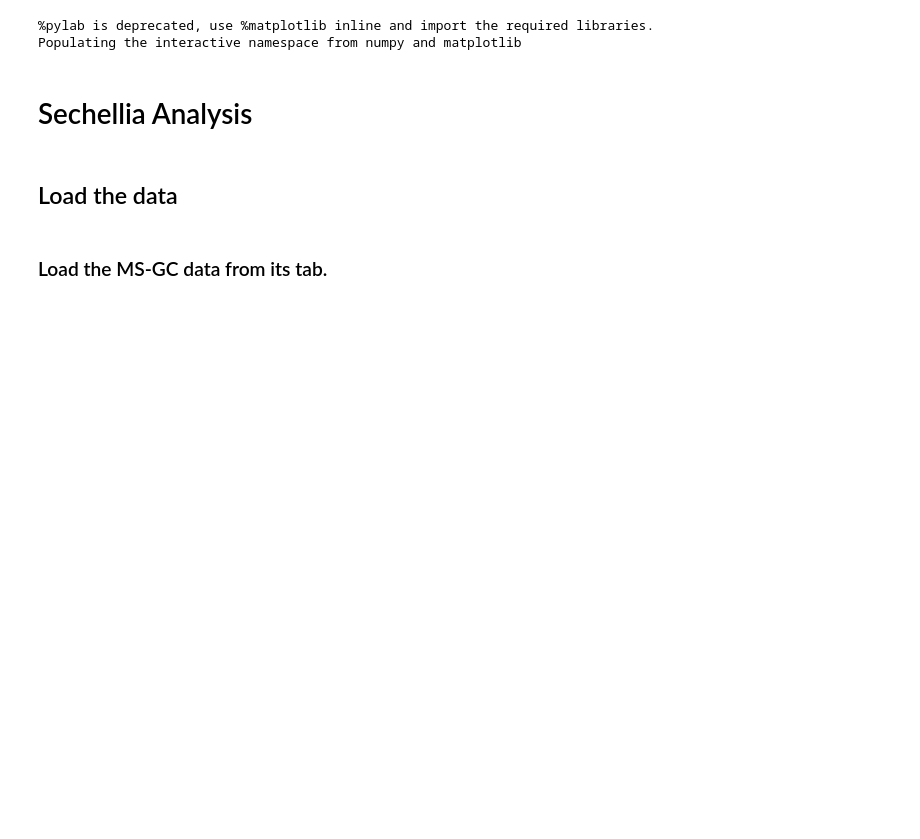
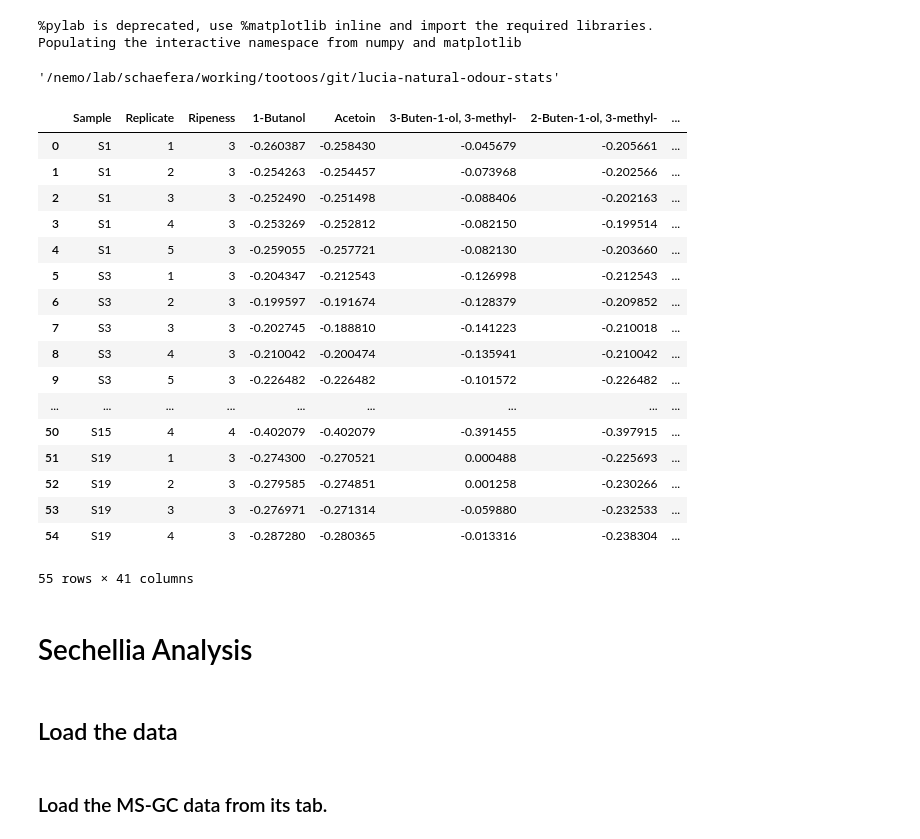
Before and after one commit to stootoon/lucia-natural-odour-stats, a Jupyter notebook: sechellia-demo.ipynb, the cells around one changed output. Cells and saved outputs as stored; diff of their text form; code cells hidden in the pictures; blank space fills up the shorter version.

```diff
--- a/sechellia-demo.ipynb
+++ b/sechellia-demo.ipynb
@@ -14,3 +18,33 @@ SHEET_URL = lambda gid: f"https://docs.google.com/spreadsheets/d/{spreadsheet_id
+# %%
+os.chdir(proj_path)c
+os.getcwd()
+# %% [output]
+'/nemo/lab/schaefera/working/tootoos/git/lucia-natural-odour-stats'
+# %%
+from lucia_stats import data as lucia_data
+reload(lucia_data)
+df = lucia_data.get_noni_ripeness(do_zscore=True)
+# %%
+df
+# %% [output]
+|  | Sample | Replicate | Ripeness | 1-Butanol | Acetoin | 3-Buten-1-ol, 3-methyl- | 2-Buten-1-ol, 3-methyl- | ... |
+| 0 | S1 | 1 | 3 | -0.260387 | -0.258430 | -0.045679 | -0.205661 | ... |
+| 1 | S1 | 2 | 3 | -0.254263 | -0.254457 | -0.073968 | -0.202566 | ... |
+| 2 | S1 | 3 | 3 | -0.252490 | -0.251498 | -0.088406 | -0.202163 | ... |
+| 3 | S1 | 4 | 3 | -0.253269 | -0.252812 | -0.082150 | -0.199514 | ... |
+| 4 | S1 | 5 | 3 | -0.259055 | -0.257721 | -0.082130 | -0.203660 | ... |
+| 5 | S3 | 1 | 3 | -0.204347 | -0.212543 | -0.126998 | -0.212543 | ... |
+| 6 | S3 | 2 | 3 | -0.199597 | -0.191674 | -0.128379 | -0.209852 | ... |
+| 7 | S3 | 3 | 3 | -0.202745 | -0.188810 | -0.141223 | -0.210018 | ... |
+| 8 | S3 | 4 | 3 | -0.210042 | -0.200474 | -0.135941 | -0.210042 | ... |
+| 9 | S3 | 5 | 3 | -0.226482 | -0.226482 | -0.101572 | -0.226482 | ... |
+| ... | ... | ... | ... | ... | ... | ... | ... | ... |
+| 50 | S15 | 4 | 4 | -0.402079 | -0.402079 | -0.391455 | -0.397915 | ... |
+| 51 | S19 | 1 | 3 | -0.274300 | -0.270521 | 0.000488 | -0.225693 | ... |
+| 52 | S19 | 2 | 3 | -0.279585 | -0.274851 | 0.001258 | -0.230266 | ... |
+| 53 | S19 | 3 | 3 | -0.276971 | -0.271314 | -0.059880 | -0.232533 | ... |
+| 54 | S19 | 4 | 3 | -0.287280 | -0.280365 | -0.013316 | -0.238304 | ... |
+55 rows × 41 columns
 # %% [markdown]
 # Sechellia Analysis
 # %% [markdown]
```
Also changed, not shown: parts of 10 cells of this notebook.
